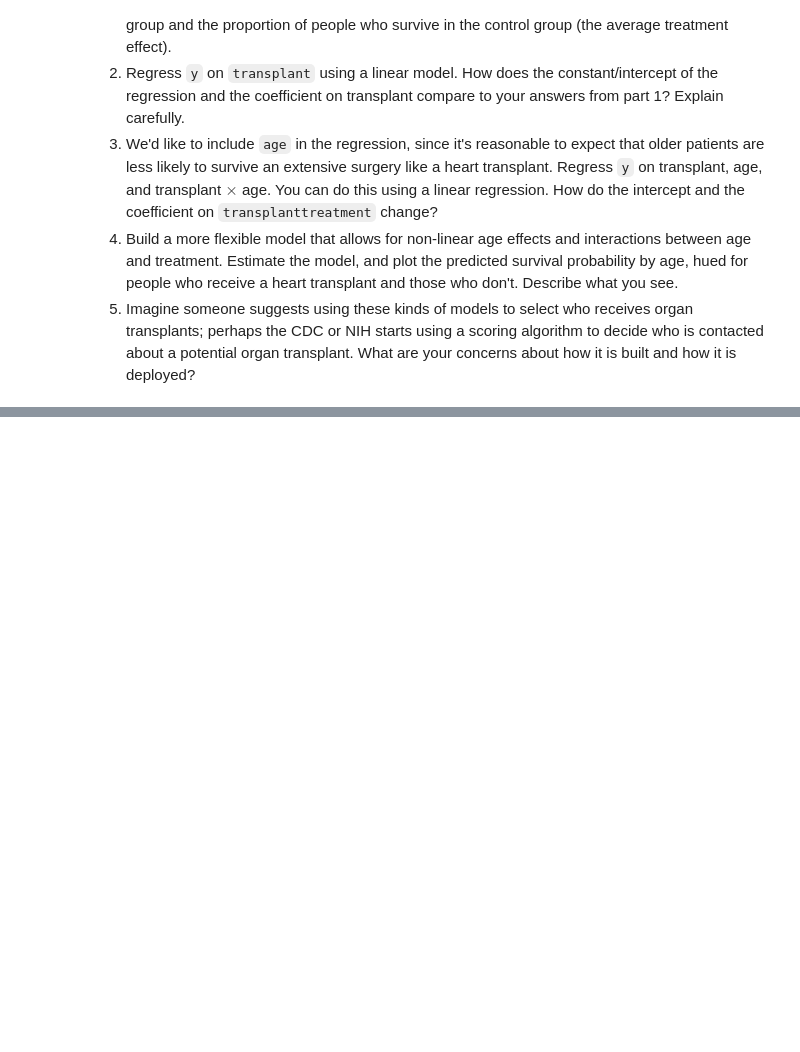
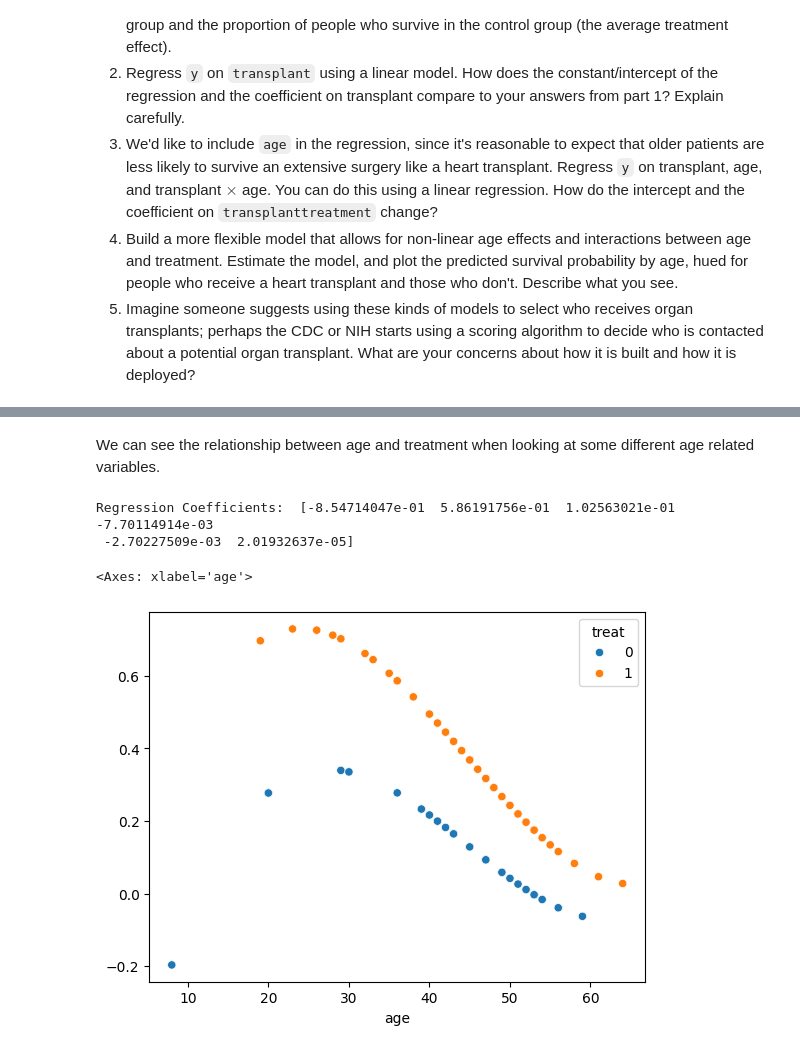
Before and after one commit to briseek/the_bootstrap3001, a Jupyter notebook: assignment_5.ipynb, the cells around one changed output, grey strips where cells are left out. Cells and saved outputs as stored; diff of their text form; code cells hidden in the pictures; blank space fills up the shorter version.

```diff
--- a/assignment_5.ipynb
+++ b/assignment_5.ipynb
@@ -158,0 +227,23 @@ max       35.000000
+# %% [markdown]
+We can see the relationship between age and treatment when looking at some different age related variables.
+# %%
+from sklearn.linear_model import LinearRegression
+df['treatXage'] = df['treat']*df['age']
+df['age_sq'] = df['age']**2
+df['treatXage_sq'] = df['treat']*df['age_sq']
+df['age_cu'] = df['age']**3
+df['treatXage_cu'] = df['treat']*df['age_cu']
+
+y = df['y']
+X = df.loc[:,['intercept', 'treat', 'age',
+              'treatXage',
+              'age_sq', 'age_cu'] ]
+reg = LinearRegression(fit_intercept=False).fit(X,y)
+print('Regression Coefficients: ', reg.coef_)
+y_hat = reg.predict(X)
+sns.scatterplot(x=df['age'], y = y_hat, hue = df['treat'])
+# %% [output]
+Regression Coefficients:  [-8.54714047e-01  5.86191756e-01  1.02563021e-01 -7.70114914e-03
+ -2.70227509e-03  2.01932637e-05]
+<Axes: xlabel='age'>
+[figure, added]
```
Also changed, not shown: parts of 9 cells of this notebook.
